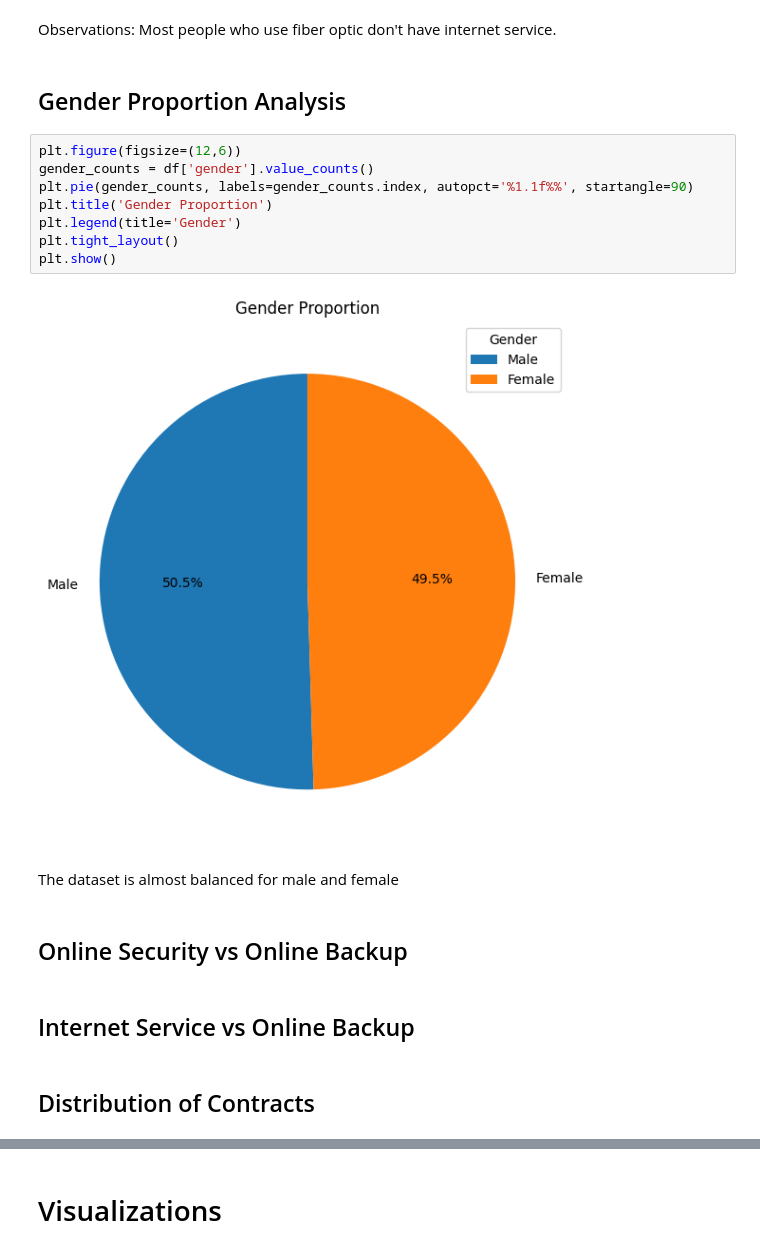
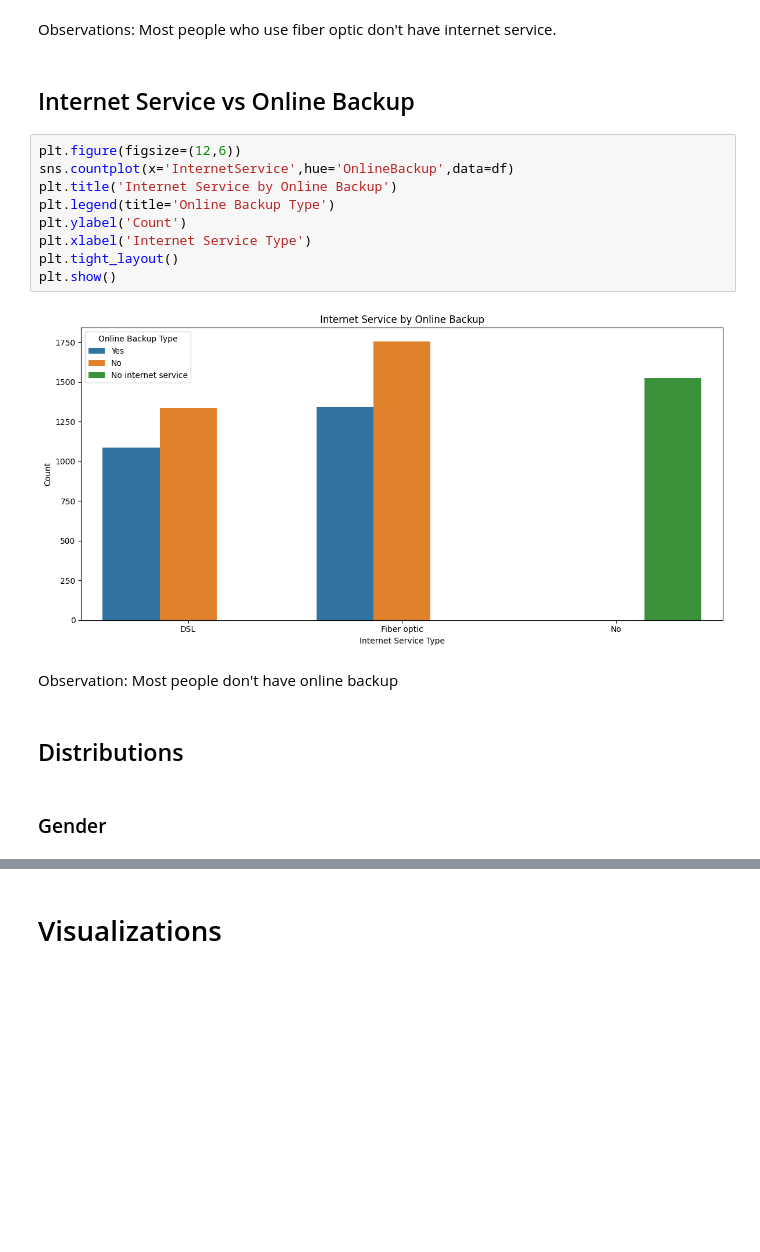
Before and after one commit to AabharanGupta/CustomerChurnAnalysis, a Jupyter notebook: Project.ipynb, the cells around one changed output, grey strips where cells are left out. Drawn from its saved outputs; the diff is of its cells as text; blank space fills up the shorter version.

```diff
--- a/Project.ipynb
+++ b/Project.ipynb
@@ -101,23 +121,22 @@ plt.show()
 # %% [markdown]
 Observations:
 Most people who use fiber optic don't have internet service.
-# %% [markdown]
-## Gender Proportion Analysis
-# %%
-plt.figure(figsize=(12,6))
-gender_counts = df['gender'].value_counts()
-plt.pie(gender_counts, labels=gender_counts.index, autopct='%1.1f%%', startangle=90)
-plt.title('Gender Proportion')
-plt.legend(title='Gender')
-plt.tight_layout()
-plt.show()
-# %% [output]
-[figure]
-# %% [markdown]
-The dataset is almost balanced for male and female
 # %% [markdown]
-## Online Security vs Online Backup
+## Internet Service vs Online Backup
-# %% [markdown]
-## Internet Service vs Online Backup
+# %%
+plt.figure(figsize=(12,6))
+sns.countplot(x='InternetService',hue='OnlineBackup',data=df)
+plt.title('Internet Service by Online Backup')
+plt.legend(title='Online Backup Type')
+plt.ylabel('Count')
+plt.xlabel('Internet Service Type')
+plt.tight_layout()
+plt.show()
+# %% [output]
+[figure, added]
+# %% [markdown]
+Observation: Most people don't have online backup
 # %% [markdown]
-## Distribution of Contracts
+## Distributions
+# %% [markdown]
+### Gender
```
Also changed, not shown: parts of 21 cells of this notebook.
